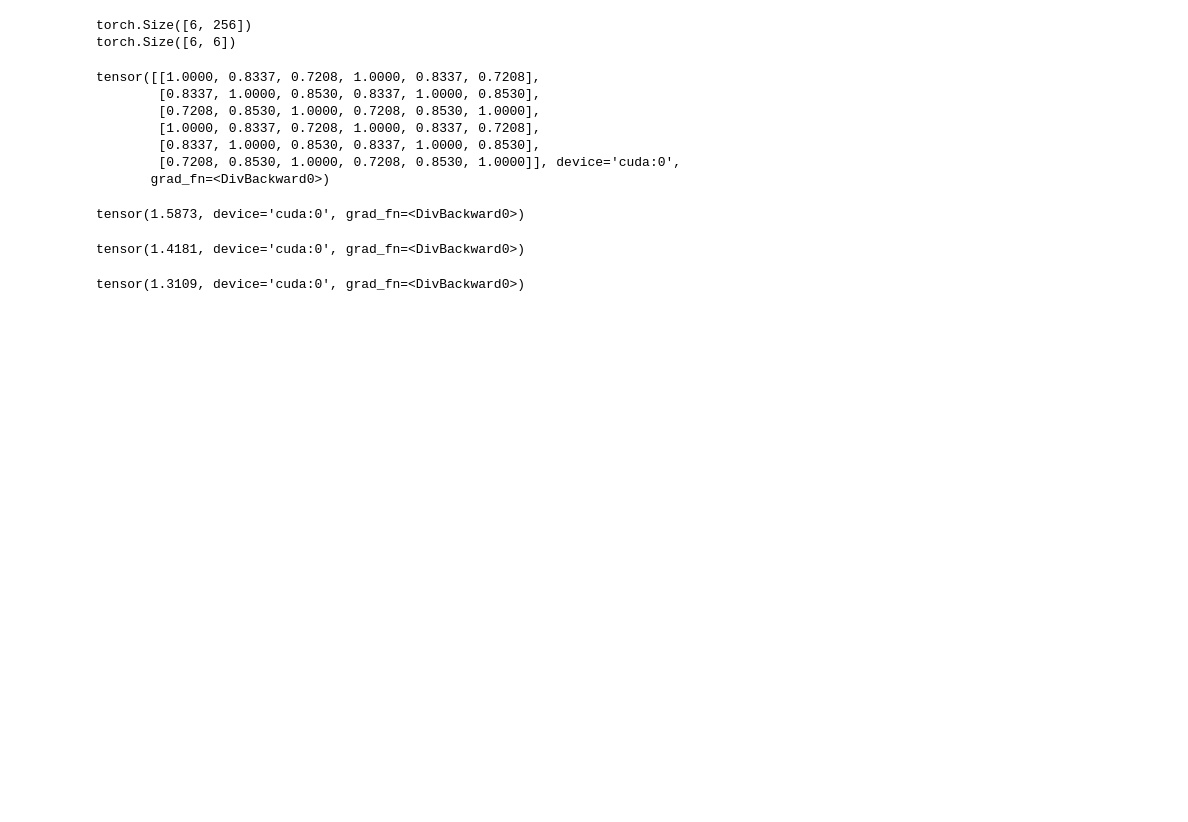
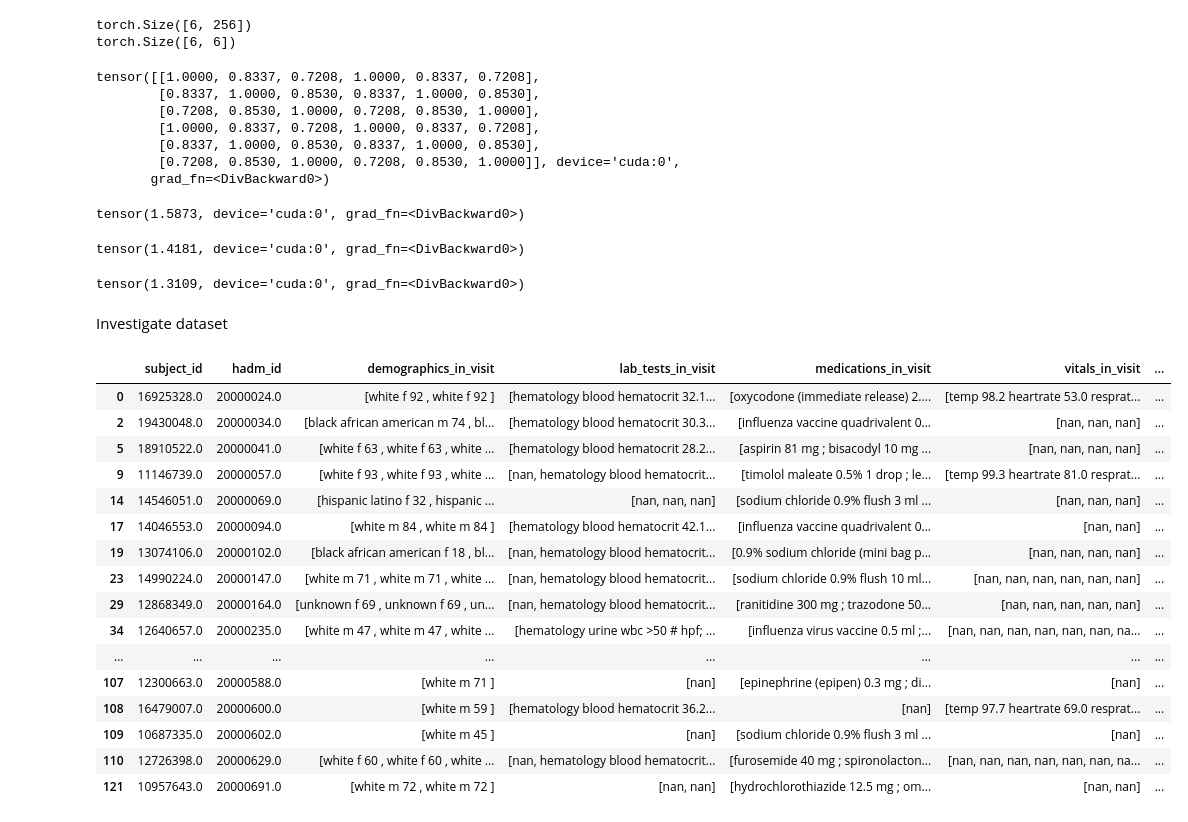
Before and after one commit to maslenkovas/aki_prediction, a Jupyter notebook: pretraining/playground.ipynb, the cells around one changed output. Cells and saved outputs as stored; diff of their text form; code cells hidden in the pictures; blank space fills up the shorter version.

```diff
--- a/pretraining/playground.ipynb
+++ b/pretraining/playground.ipynb
@@ -396,6 +396,8 @@ LR = 0.00001
 # %% [output]
 Vocab size: 22569
 # %%
+DF_PATH = '/home/svetlanamaslenkova/Documents/AKI_deep/LSTM/dataframes/'
+
 with open(DF_PATH + 'pid_train_df_pretraining.pkl', 'rb') as f:
     pid_train_df = pickle.load(f)
 
@@ -405,8 +407,8 @@ with open(DF_PATH + 'pid_val_df_pretraining.pkl', 'rb') as f:
 if small_dataset: frac=0.0001
 else: frac=1
 
-pid_train_df_small = pid_train_df.sample(frac=frac)
-pid_val_df_small = pid_val_df.sample(frac=frac)
+# pid_train_df_small = pid_train_df.sample(frac=frac)
+# pid_val_df_small = pid_val_df.sample(frac=frac)
 # %%
 if fixed_model_with_diags:
     train_dataset = MyDataset(pid_train_df.sample(frac=frac), tokenizer=tokenizer, max_length_day=400)
@@ -1625,3 +1627,33 @@ tensor(1.4181, device='cuda:0', grad_fn=<DivBackward0>)
 CLoss(output_vector_X, output_vector_X)
 # %% [output]
 tensor(1.3109, device='cuda:0', grad_fn=<DivBackward0>)
+# %% [markdown]
+Investigate dataset
+# %%
+DF_PATH = '/home/svetlanamaslenkova/Documents/AKI_deep/LSTM/dataframes/'
+
+with open(DF_PATH + 'pid_train_df_pretraining.pkl', 'rb') as f:
+    pid_train_df = pickle.load(f)
+
+with open(DF_PATH + 'pid_val_df_pretraining.pkl', 'rb') as f:
+    pid_val_df = pickle.load(f)
+# %%
+pid_train_df.head(30)
+# %% [output]
+|  | subject_id | hadm_id | demographics_in_visit | lab_tests_in_visit | medications_in_visit | vitals_in_visit | ... |
+| 0 | 16925328.0 | 20000024.0 | [white f 92 , white f 92 ] | [hematology blood hematocrit 32.1... | [oxycodone (immediate release) 2.... | [temp 98.2 heartrate 53.0 resprat... | ... |
+| 2 | 19430048.0 | 20000034.0 | [black african american m 74 , bl... | [hematology blood hematocrit 30.3... | [influenza vaccine quadrivalent 0... | [nan, nan, nan] | ... |
+| 5 | 18910522.0 | 20000041.0 | [white f 63 , white f 63 , white ... | [hematology blood hematocrit 28.2... | [aspirin 81 mg ; bisacodyl 10 mg ... | [nan, nan, nan, nan] | ... |
+| 9 | 11146739.0 | 20000057.0 | [white f 93 , white f 93 , white ... | [nan, hematology blood hematocrit... | [timolol maleate 0.5% 1 drop ; le... | [temp 99.3 heartrate 81.0 resprat... | ... |
+| 14 | 14546051.0 | 20000069.0 | [hispanic latino f 32 , hispanic ... | [nan, nan, nan] | [sodium chloride 0.9% flush 3 ml ... | [nan, nan, nan] | ... |
+| 17 | 14046553.0 | 20000094.0 | [white m 84 , white m 84 ] | [hematology blood hematocrit 42.1... | [influenza vaccine quadrivalent 0... | [nan, nan] | ... |
+| 19 | 13074106.0 | 20000102.0 | [black african american f 18 , bl... | [nan, hematology blood hematocrit... | [0.9% sodium chloride (mini bag p... | [nan, nan, nan, nan] | ... |
+| 23 | 14990224.0 | 20000147.0 | [white m 71 , white m 71 , white ... | [nan, hematology blood hematocrit... | [sodium chloride 0.9% flush 10 ml... | [nan, nan, nan, nan, nan, nan] | ... |
+| 29 | 12868349.0 | 20000164.0 | [unknown f 69 , unknown f 69 , un... | [nan, hematology blood hematocrit... | [ranitidine 300 mg ; trazodone 50... | [nan, nan, nan, nan, nan] | ... |
+| 34 | 12640657.0 | 20000235.0 | [white m 47 , white m 47 , white ... | [hematology urine wbc >50 # hpf; ... | [influenza virus vaccine 0.5 ml ;... | [nan, nan, nan, nan, nan, nan, na... | ... |
+| ... | ... | ... | ... | ... | ... | ... | ... |
+| 107 | 12300663.0 | 20000588.0 | [white m 71 ] | [nan] | [epinephrine (epipen) 0.3 mg ; di... | [nan] | ... |
+| 108 | 16479007.0 | 20000600.0 | [white m 59 ] | [hematology blood hematocrit 36.2... | [nan] | [temp 97.7 heartrate 69.0 resprat... | ... |
+| 109 | 10687335.0 | 20000602.0 | [white m 45 ] | [nan] | [sodium chloride 0.9% flush 3 ml ... | [nan] | ... |
+| 110 | 12726398.0 | 20000629.0 | [white f 60 , white f 60 , white ... | [nan, hematology blood hematocrit... | [furosemide 40 mg ; spironolacton... | [nan, nan, nan, nan, nan, nan, na... | ... |
+| 121 | 10957643.0 | 20000691.0 | [white m 72 , white m 72 ] | [nan, nan] | [hydrochlorothiazide 12.5 mg ; om... | [nan, nan] | ... |
```
Also changed, not shown: parts of 1 cell of this notebook, 1 other file.
